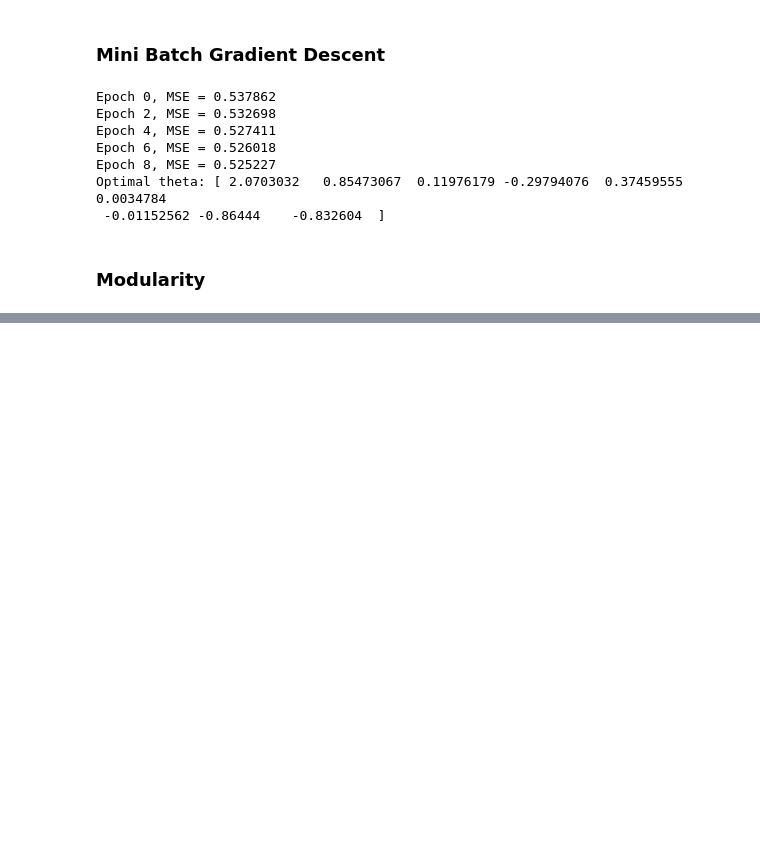
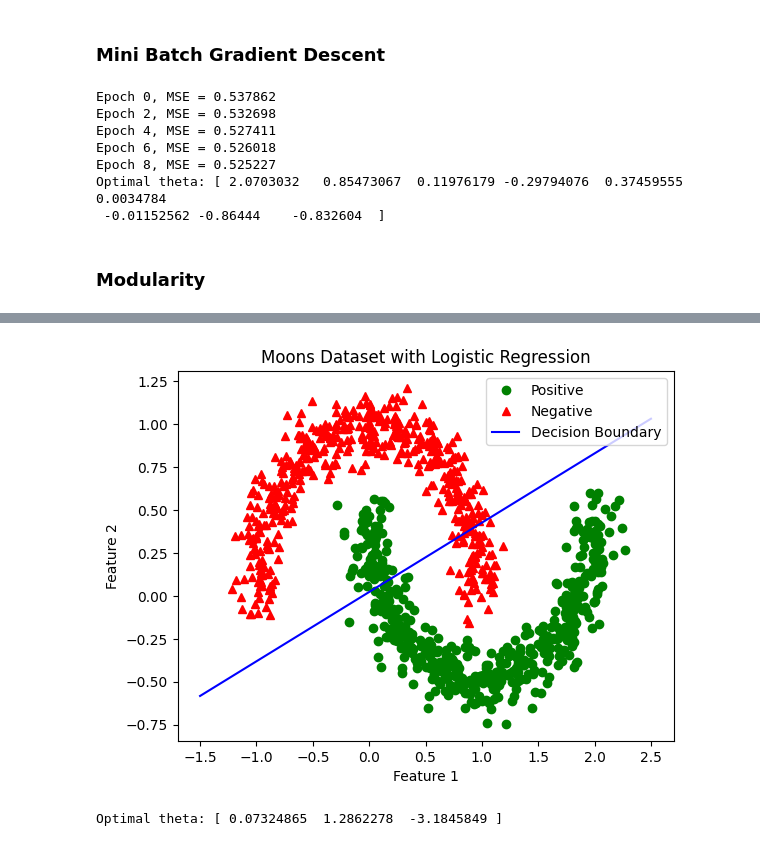
Before and after one commit to VictorAbhi/ml_learning, a Jupyter notebook: ml/machine learning/hands-on-ml/1_dl_with_tensorflow.ipynb, the cells around one changed output, grey strips where cells are left out. Drawn from its saved outputs; the diff is of its cells as text; code cells hidden in the pictures; blank space fills up the shorter version.

```diff
--- a/ml/machine learning/hands-on-ml/1_dl_with_tensorflow.ipynb
+++ b/ml/machine learning/hands-on-ml/1_dl_with_tensorflow.ipynb
@@ -264,0 +344,2 @@ output = tf.add_n(relus, name="output")
+# %%
+n_inputs = 2
@@ -264,0 +348,10 @@ output = tf.add_n(relus, name="output")
+# %%
+# finding the sigmoid function
+# Convert to tensors
+X = tf.constant(X_moons_with_bias, dtype=tf.float32, name="X")  # Shape: (None, n_inputs + 1)
+y = tf.constant(y_moons.reshape(-1, 1), dtype=tf.float32, name="y")  # Shape: (None, 1)
+
+# Initialize parameters
+theta = tf.Variable(tf.random.uniform([n_inputs + 1, 1], -1.0, 1.0, seed=42), name="theta")
+logits = tf.matmul(X, theta, name="logits")
+y_proba = 1 / (1 + tf.exp(-logits))
@@ -264,0 +401,18 @@ output = tf.add_n(relus, name="output")
+# %%
+# Visualize data and decision boundary
+plt.plot(X_moons[y_moons == 1, 0], X_moons[y_moons == 1, 1], 'go', label="Positive")
+plt.plot(X_moons[y_moons == 0, 0], X_moons[y_moons == 0, 1], 'r^', label="Negative")
+# Plot decision boundary (theta_0 + theta_1 * x1 + theta_2 * x2 = 0)
+x1_range = np.linspace(-1.5, 2.5, 100)
+x2_range = -(theta.numpy()[0] + theta.numpy()[1] * x1_range) / theta.numpy()[2]
+plt.plot(x1_range, x2_range, 'b-', label="Decision Boundary")
+plt.legend()
+plt.xlabel("Feature 1")
+plt.ylabel("Feature 2")
+plt.title("Moons Dataset with Logistic Regression")
+plt.show()
+
+print("Optimal theta:", theta.numpy().flatten())
+# %% [output]
+[figure, added]
+Optimal theta: [ 0.07324865  1.2862278  -3.1845849 ]
```
Also changed, not shown: parts of 21 cells of this notebook.
